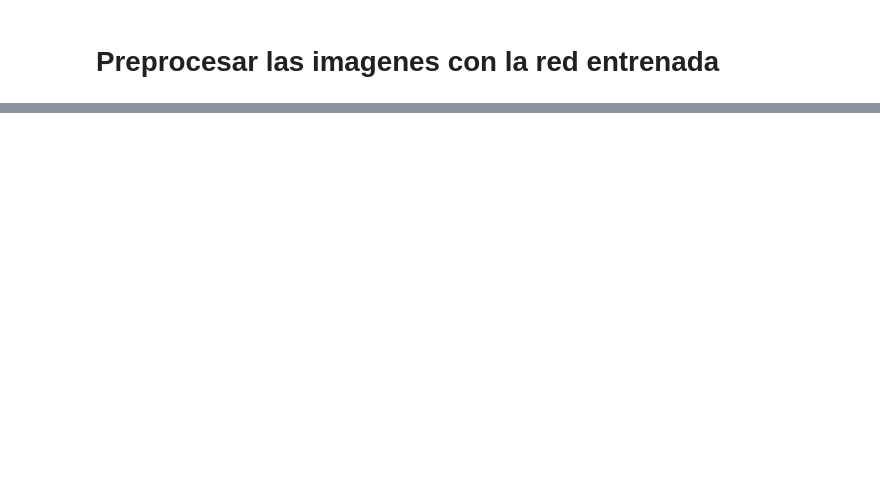
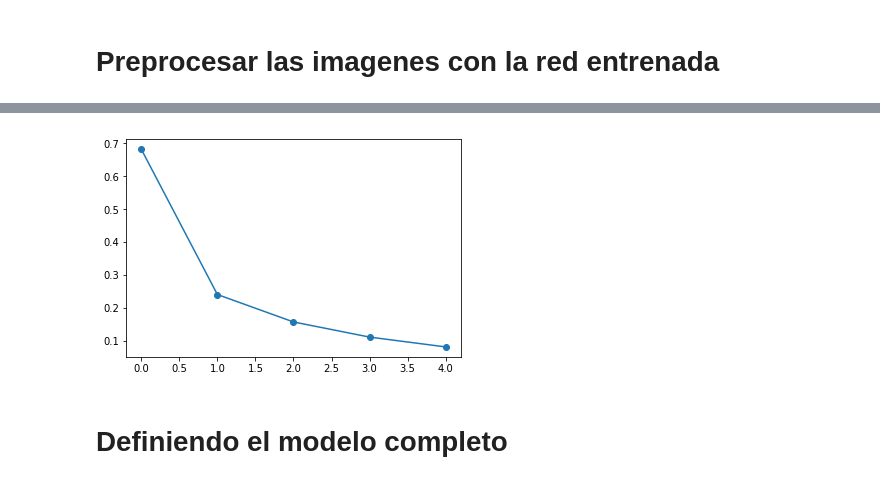
Before and after one commit to renato145/waimlap2017, a Jupyter notebook: 3 Transfer-learning.ipynb, the cells around one changed output, grey strips where cells are left out. Saved outputs shown, nothing was run; the diff lists cells and outputs as text; code cells hidden in the pictures; blank space fills up the shorter version.

```diff
--- a/3 Transfer-learning.ipynb
+++ b/3 Transfer-learning.ipynb
@@ -88,7 +95,7 @@ train_generator.reset()
 outputs_x = []
 outputs_y = []
 
-for i in range(3):
+for i in range(n_batch):
     print('%d/%d...' % (i+1, n_batch), end='\r')
     batch_x, batch_y = train_generator.next()
     outputs_x.append(model.predict_on_batch(batch_x))
@@ -103,0 +111,4 @@ outputs_x.shape, outputs_y.shape
+# %%
+# Redimensionando
+outputs_x = outputs_x[:,0,0,:]
+outputs_x.shape, outputs_y.shape
@@ -103,0 +125,8 @@ outputs_x.shape, outputs_y.shape
+# %%
+flowers_model = Sequential()
+flowers_model.add(Dense(128, activation='relu', input_shape=(2048,)))
+flowers_model.add(Dense(5, activation='softmax'))
+flowers_model.compile(loss='categorical_crossentropy',
+                      optimizer=Adam(0.001),
+                      metrics=['accuracy'])
+flowers_model.summary()
@@ -103,0 +145,2 @@ outputs_x.shape, outputs_y.shape
+# %%
+log = flowers_model.fit(outputs_x, outputs_y, epochs=5, batch_size=256)
@@ -103,0 +158,6 @@ outputs_x.shape, outputs_y.shape
+# %%
+plt.plot(log.history['loss'], '-o');
+# %% [output]
+[figure, added]
+# %% [markdown]
+# Definiendo el modelo completo
```
Also changed, not shown: parts of 28 cells of this notebook.
